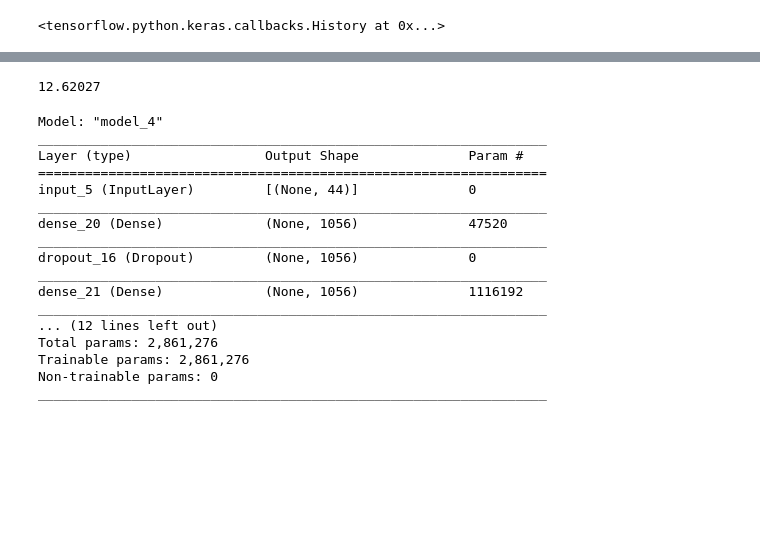
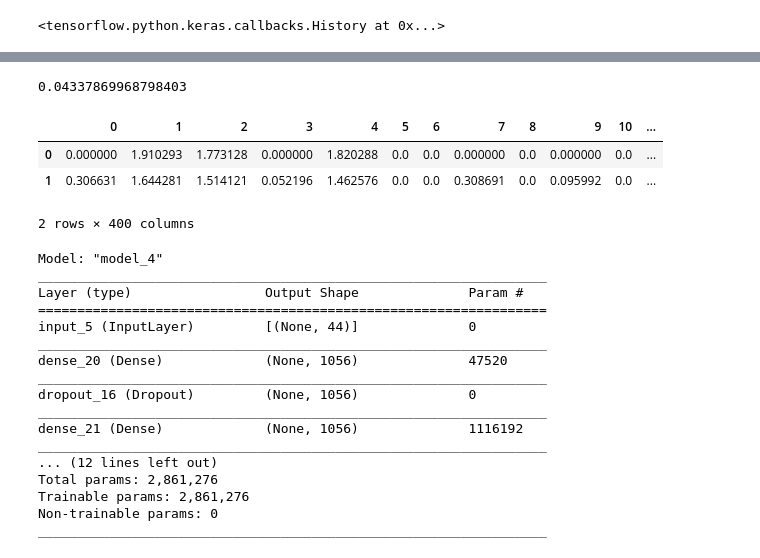
Before and after one commit to p-owens/MAI, a Jupyter notebook: origional_model_44_op.ipynb, the cells around one changed output, grey strips where cells are left out. Cells and saved outputs as stored; diff of their text form; code cells hidden in the pictures; blank space fills up the shorter version.

Commit message:
cleaned up origional model, the first attempt

```diff
--- a/origional_model_44_op.ipynb
+++ b/origional_model_44_op.ipynb
@@ -199,7 +199,7 @@ Epoch 00950: val_loss did not improve from 0.05363
 <tensorflow.python.keras.callbacks.History at 0x...>
 # %%
 #set the channel number here
-channel = 5
+channel = 39
 # %%
 #Using a dataset with 1 ch constantly on for the test set
 #retreiving both datasets from GitHub
@@ -246,6 +247,22 @@ mape = tf.keras.metrics.MeanAbsolutePercentageError()
+# %%
+#calculate the channel specific mean squared error
+#this method included the errors for 0 values
+#(if those test samples haven't been filtered out)
+#it calculates the mean absolute error and
+#then divides my the mean channel output value
+##########################
+
+mape = tf.keras.metrics.MeanAbsoluteError()
+
+mape.update_state([y_test[:,channel]], [model.predict(x_test)[:,channel]]).numpy()
+mape.result().numpy() / np.mean(y_test[:,channel])
+# %% [output]
+0.04337869968798403
 # %%
-
-mape.update_state([y_test[:,channel]], [model.predict(x_test)[:,channel]]).numpy()
-mape.result().numpy()
+pd.DataFrame([y_test[:,channel],
+model.predict(x_test)[:,channel]])#, np.transpose(sq_err))
 # %% [output]
+|  | 0 | 1 | 2 | 3 | 4 | 5 | 6 | 7 | 8 | 9 | 10 | ... |
+| 0 | 0.000000 | 1.910293 | 1.773128 | 0.000000 | 1.820288 | 0.0 | 0.0 | 0.000000 | 0.0 | 0.000000 | 0.0 | ... |
+| 1 | 0.306631 | 1.644281 | 1.514121 | 0.052196 | 1.462576 | 0.0 | 0.0 | 0.308691 | 0.0 | 0.095992 | 0.0 | ... |
-12.62027
+2 rows × 400 columns
```
Also changed, not shown: parts of 6 cells of this notebook, 10 other files.
